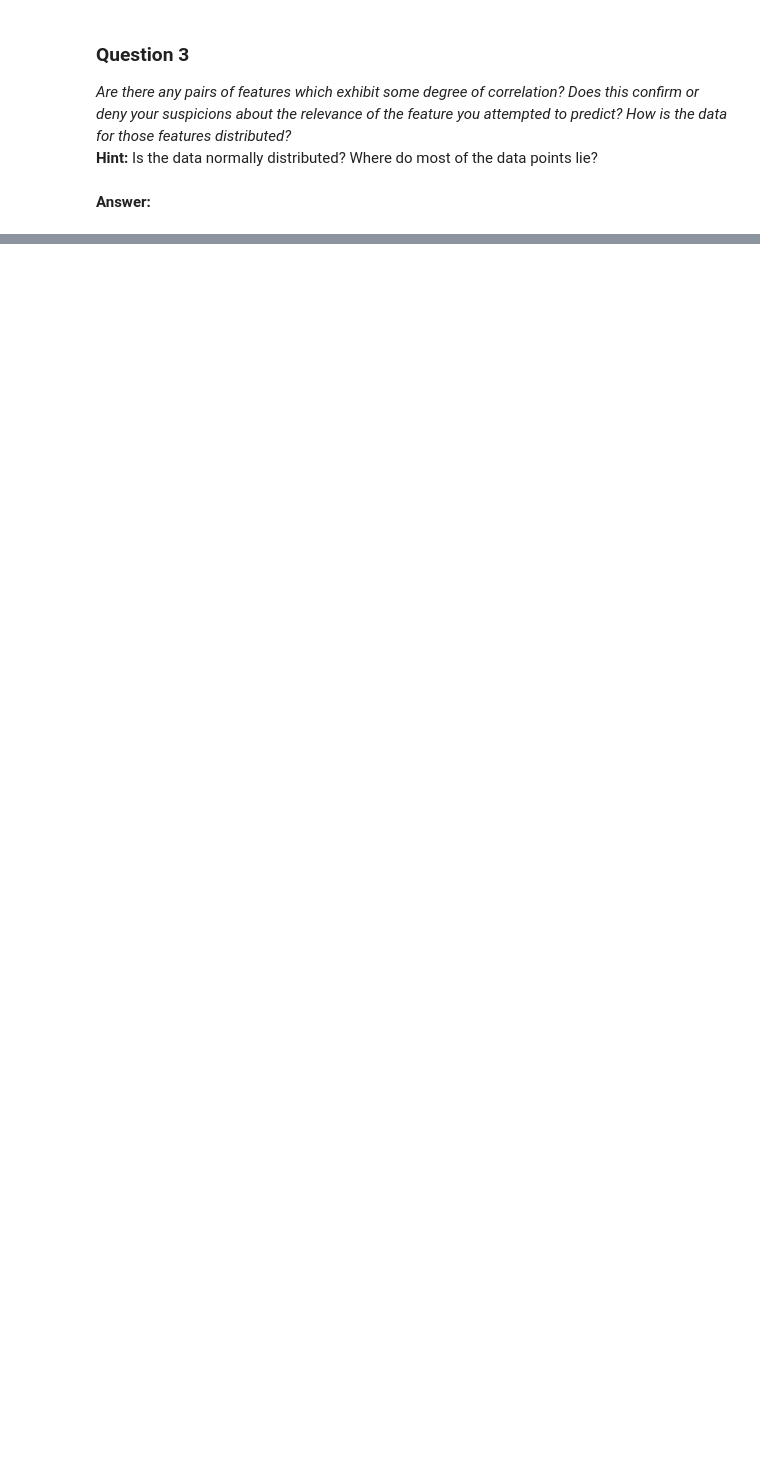
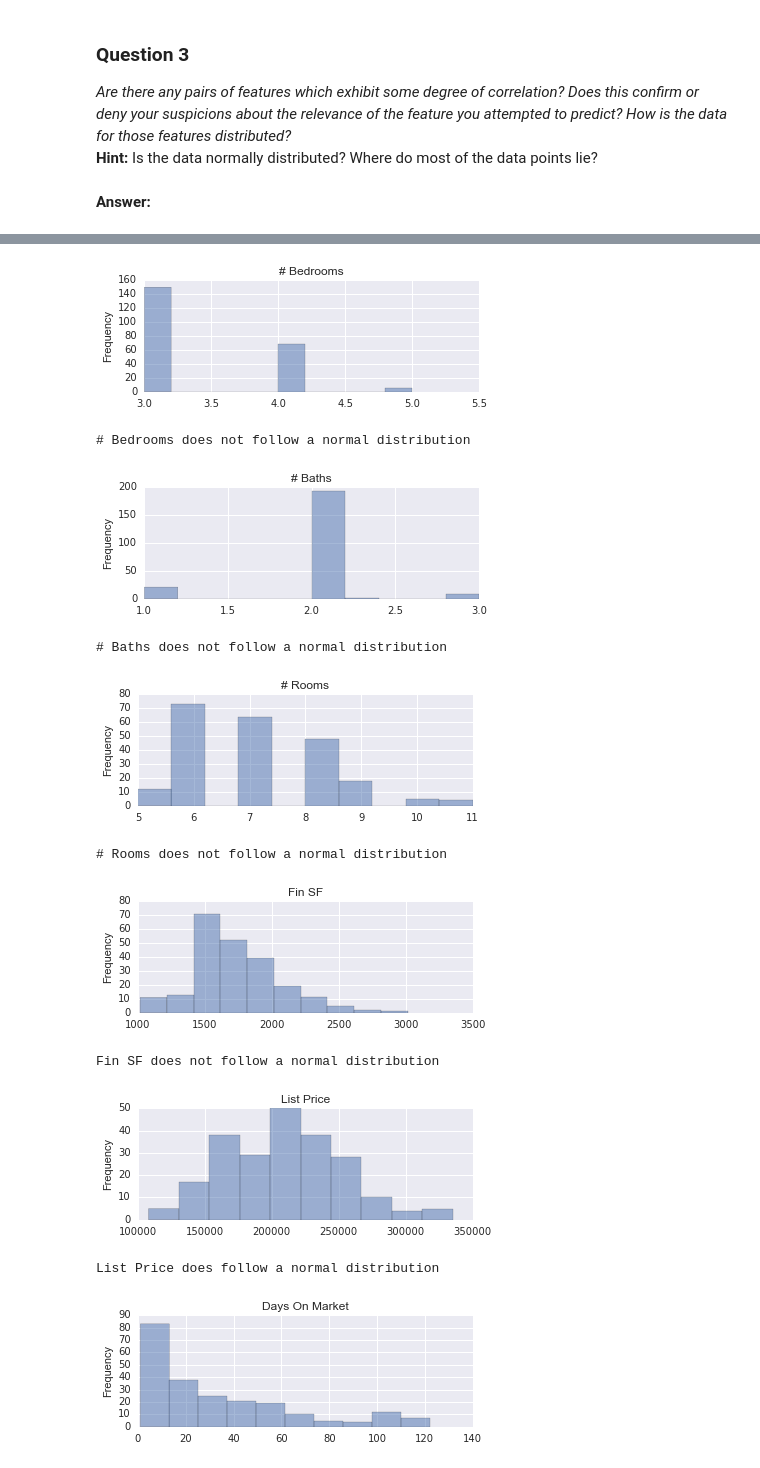
Before and after one commit to quantarb/capstone, a Jupyter notebook: data_exploration.ipynb, the cells around one changed output, grey strips where cells are left out. Drawn from its saved outputs; the diff is of its cells as text; code cells hidden in the pictures; blank space fills up the shorter version.

```diff
--- a/data_exploration.ipynb
+++ b/data_exploration.ipynb
@@ -88,7 +248,7 @@ In the code block below, you will need to implement the following:
 from sklearn.cross_validation import train_test_split
 from sklearn.tree import DecisionTreeRegressor
 
-for c in data.columns:
+for c in features.columns:
     new_data = data.drop(c, axis = 1)
     y_all = data[c]
     X_train, X_test, y_train, y_test = train_test_split(new_data, y_all, test_size=0.25, random_state=42)
@@ -119,10 +307,22 @@ _ = sns.corrplot(data)
 # %%
 import scipy.stats as stats
 
-for c in data.columns:
+for c in features.columns:
     x = data[c]
     x.plot(kind='hist', alpha=0.5, figsize = (6,2), title=c)
     plt.show()
     z,pvalue = stats.normaltest(x)
     isnormal = 'does' if pvalue > 0.055 else "does not"
     print "{} {} follow a normal distribution".format(c, isnormal)
+# %% [output]
+[figure, added]
+# Bedrooms does not follow a normal distribution
+[figure, added]
+# Baths does not follow a normal distribution
+[figure, added]
+# Rooms does not follow a normal distribution
+[figure, added]
+Fin SF does not follow a normal distribution
+[figure, added]
+List Price does follow a normal distribution
+[figure, added]
```
Also changed, not shown: parts of 73 cells of this notebook.
